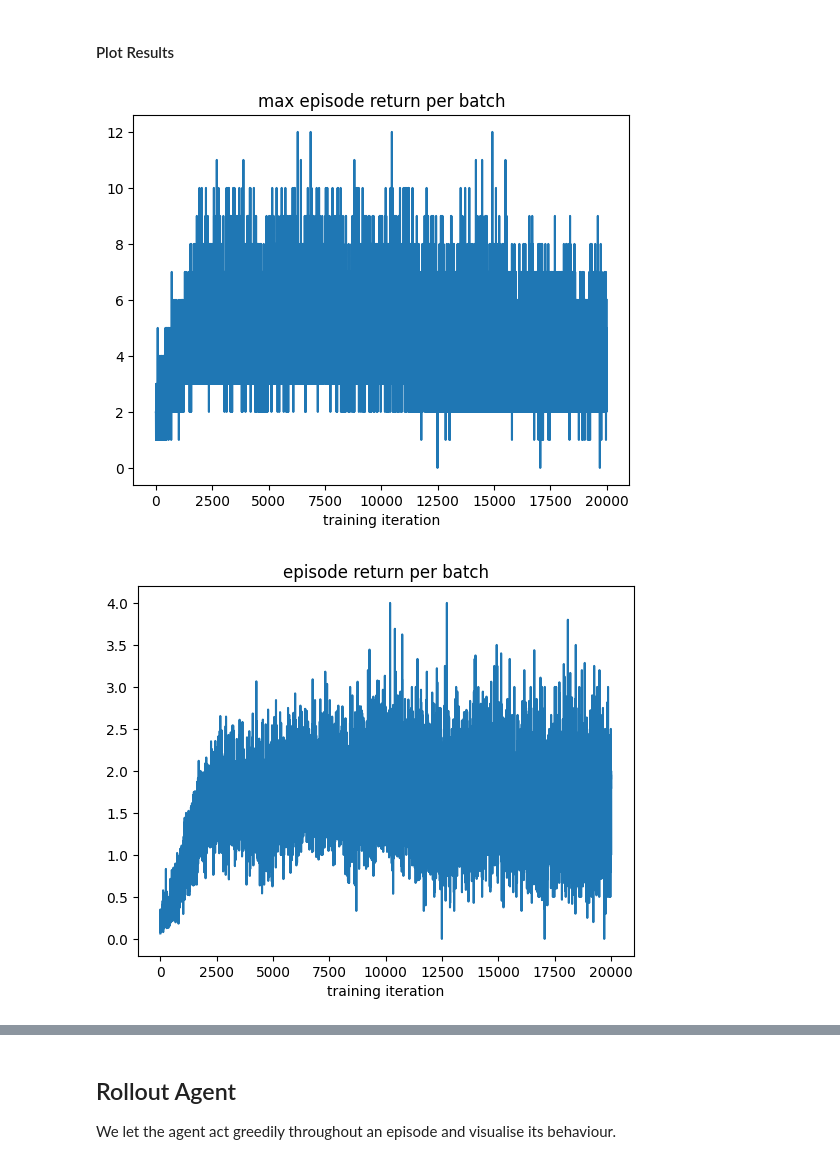
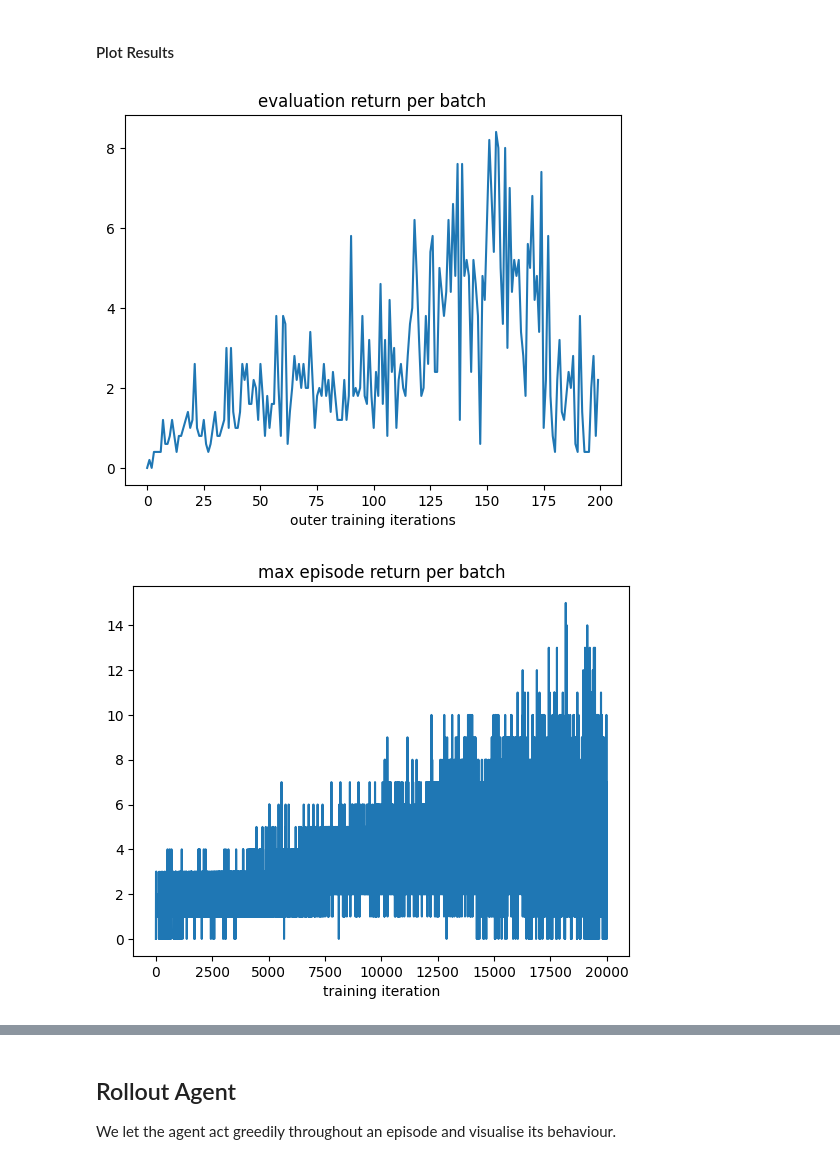
Before and after one commit to instadeepai/jumanji, a Jupyter notebook: examples/snake.ipynb, the cells around one changed output, grey strips where cells are left out. Cells and saved outputs as stored; diff of their text form; code cells hidden in the pictures.

Commit message:
implemented decaying epsilon and soft target update; performance is better

```diff
--- a/examples/snake.ipynb
+++ b/examples/snake.ipynb
@@ -286,12 +290,19 @@ def get_evaluator(
     return evaluate
 
 
-def update_target(
-    parameters: Parameters, learn_state: LearningState
-):
+def soft_target_update(main_params, target_params, tau=3e-3):
+    for layer in main_params:
+        for p in main_params[layer]:
+            target_params[layer][p] = tau*main_params[layer][p] + (1-tau)*target_params[layer][p]
+
+    return target_params
+
+
+
+def update_target(parameters: Parameters, learn_state: LearningState):
     target = jax.lax.cond(
         jax.numpy.mod(learn_state.update_count, learn_state.update_every) == 0,
-        lambda x, y: x,
+        soft_target_update,
         lambda x, y: y,
         parameters.main,
         parameters.target,
@@ -793,12 +828,13 @@ info, params = run_experiment(
     env,
     eval_env,
     batch_size=128,
-    rollout_len=8,
+    rollout_len=2,
     step_size=1e-4,
     iterations=20_000,
     discount_factor=0.997,
-    epsilon=0.225,
-    update_target_every = 200,
+    epsilon_min=0.1,
+    epsilon_decay_period=1,
+    update_target_every=750,
     seed=0,
 )
 # %% [output]
@@ -825,25 +860,25 @@ We first choose our set of hyper-parameters and call `run_experiment`.
 # %% [markdown]
 #### Plot Results
 # %%
+plt.plot(info["eval_return"])
+plt.title("evaluation return per batch")
+plt.xlabel("outer training iterations")
+plt.show()
+
 plt.plot(info["max_episode_return"])
 plt.title("max episode return per batch")
 plt.xlabel("training iteration")
 plt.show()
 
 plt.plot(info["episode_return"])
 plt.title("episode return per batch")
 plt.xlabel("training iteration")
 plt.show()
 
-plt.plot(info["eval_return"])
-plt.title("evaluation return per batch")
+plt.plot(info["epsilon"])
+plt.title("epsilon")
 plt.xlabel("outer training iterations")
 plt.show()
-
-plt.plot(info["loss"])
-plt.title("loss per batch")
-plt.xlabel("training iteration")
-plt.show()
 # %% [output]
-[figure, old version]
+[figure, new version]
-[figure, old version]
+[figure, new version]
```
Also changed, not shown: parts of 8 cells of this notebook.
